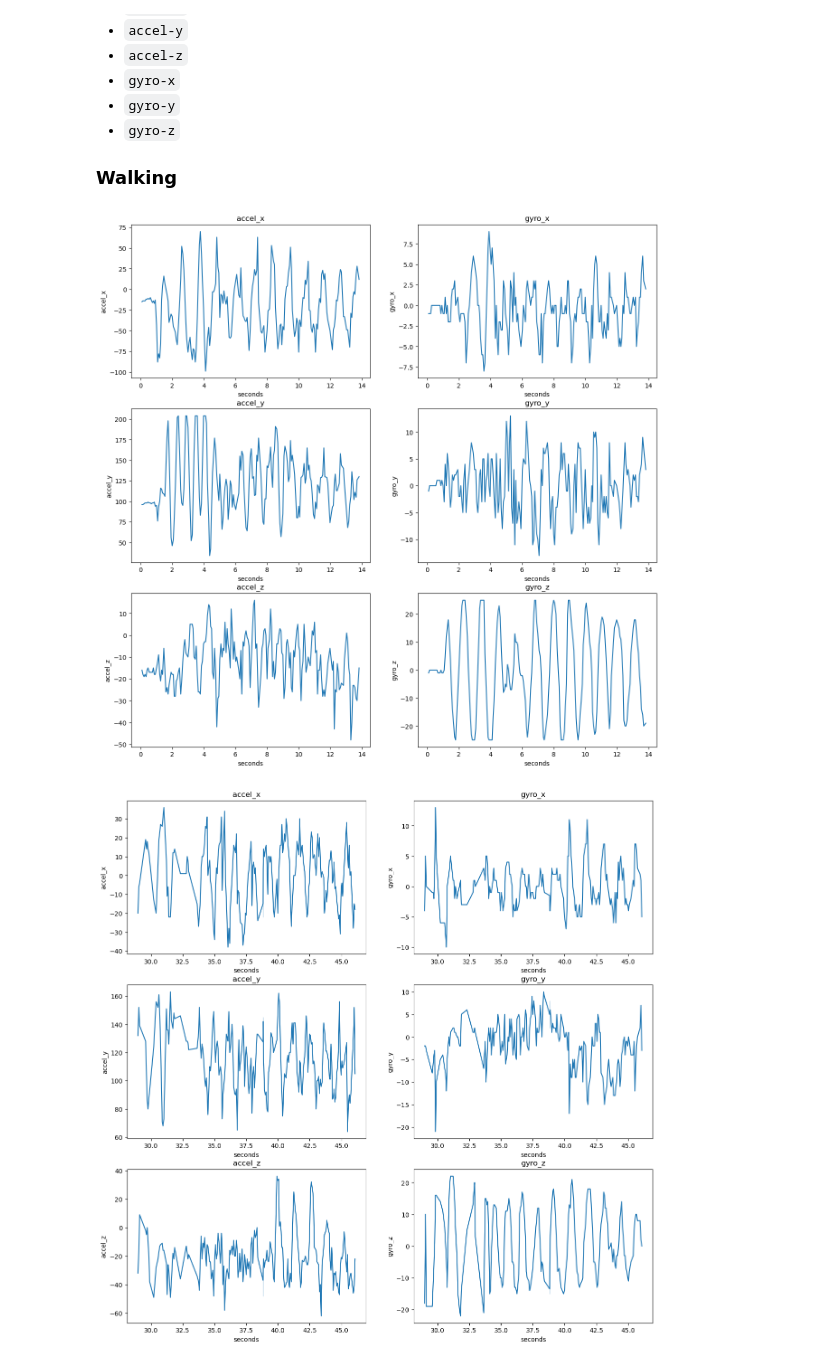
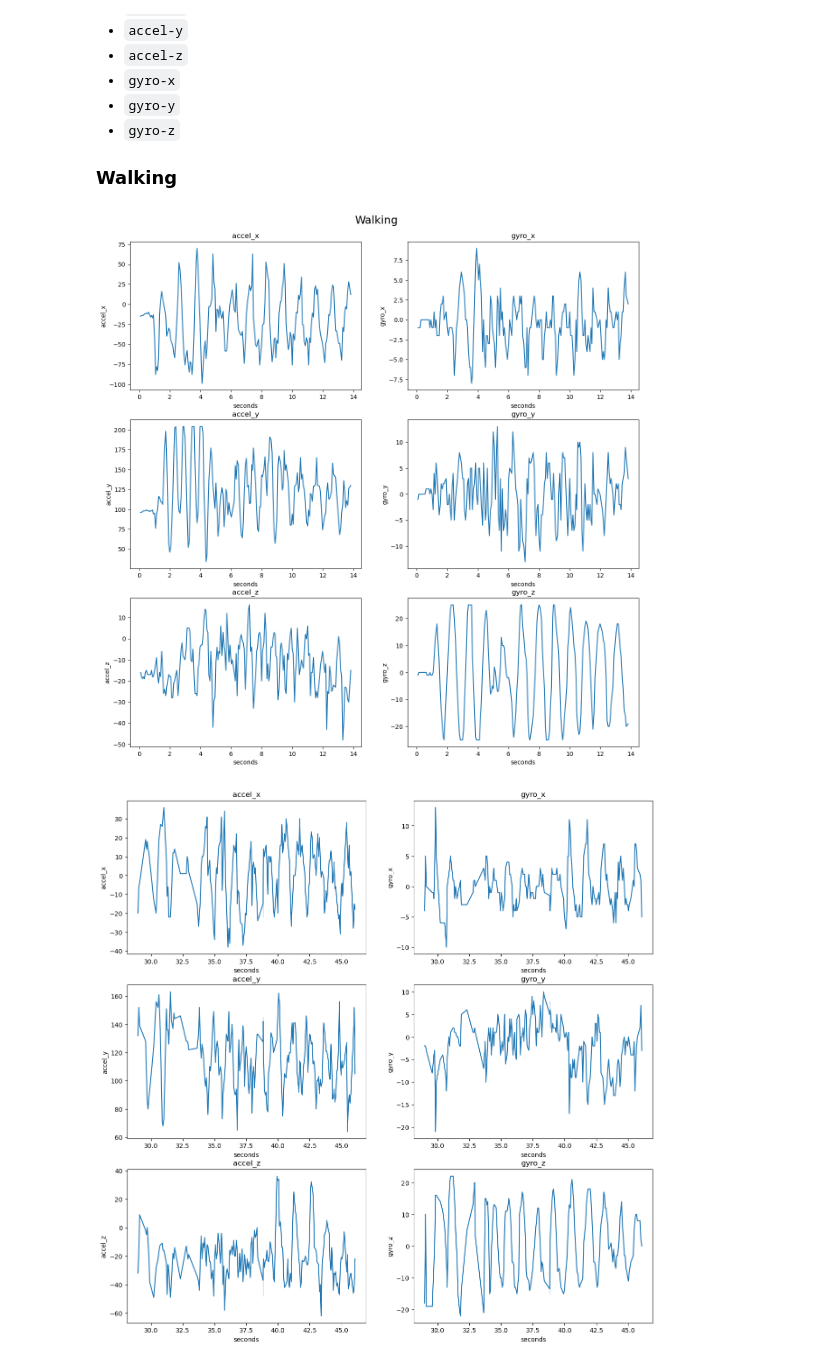
Before and after one commit to spencerkmarley/smu-is614-iot-step-tracker, a Jupyter notebook: notebooks/preprocessing.ipynb, the cells around one changed output. Drawn from its saved outputs; the diff is of its cells as text; code cells hidden in the pictures.

```diff
--- a/notebooks/preprocessing.ipynb
+++ b/notebooks/preprocessing.ipynb
@@ -65,13 +67,14 @@ cols = [
 # %%
 fig = plt.figure(figsize=(15,15))
 
 for idx, item in enumerate(cols):
 
     ax = fig.add_subplot(3, 2, idx + 1)
     ax.set_title(item)
     sns.lineplot(data=df.query("uuid == 'songhan_walk_1'")[:200], x='seconds', y=item, ax=ax)
+    plt.suptitle("Walking", y=0.92, fontsize=18)
 # %% [output]
-[figure, old version]
+[figure, new version]
 # %%
 fig = plt.figure(figsize=(15,15))
 
```
Also changed, not shown: parts of 10 cells of this notebook.
